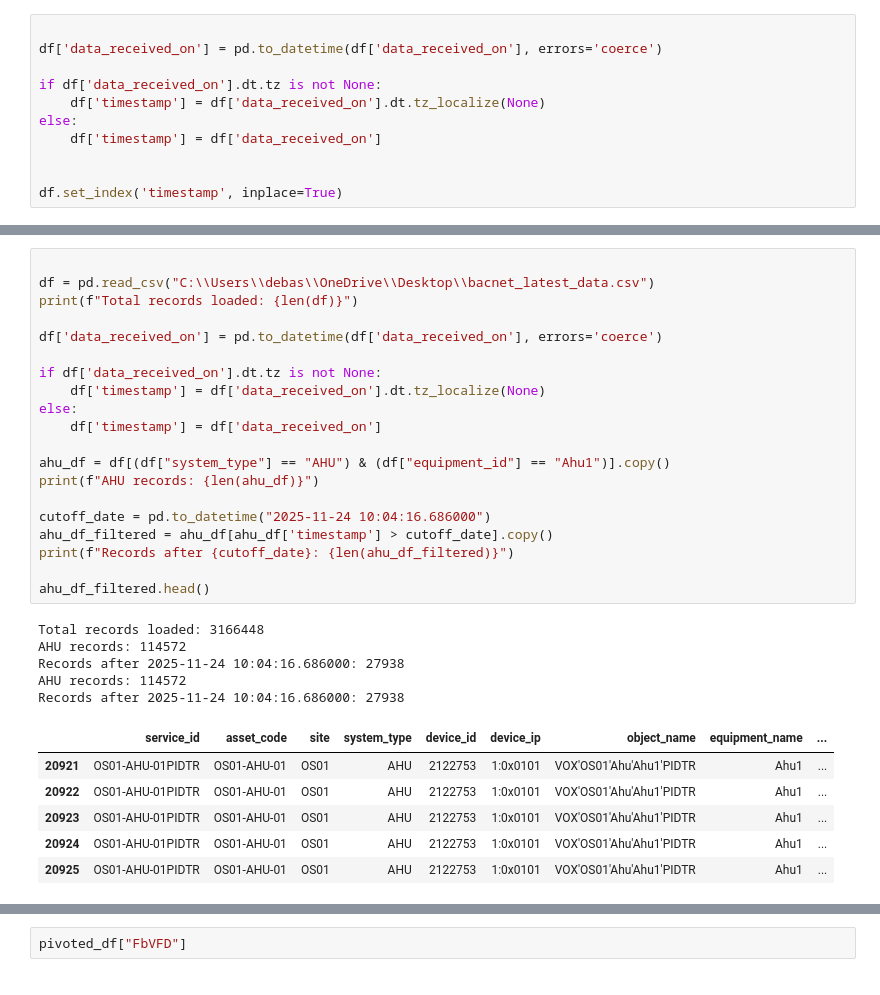
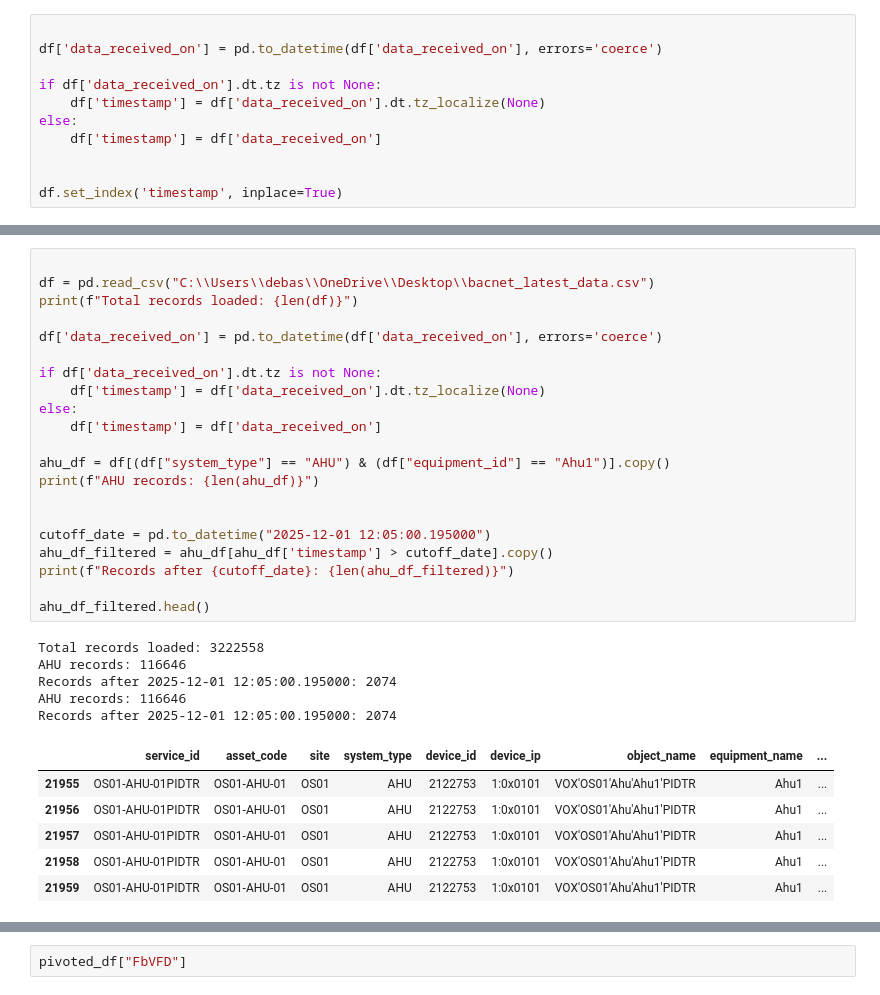
Before and after one commit to debashis-ker/BMS-AI-Prediction, a Jupyter notebook: notebooks/vox_ahu1_static_training.ipynb, the cells around one changed output, grey strips where cells are left out. Saved outputs shown, nothing was run; the diff lists cells and outputs as text.

```diff
--- a/notebooks/vox_ahu1_static_training.ipynb
+++ b/notebooks/vox_ahu1_static_training.ipynb
@@ -44,35 +46,36 @@ ahu_df[ahu_df["point_name"]=="SpMinVFD"]
 # %%
 
 df = pd.read_csv("C:\\Users\\debas\\OneDrive\\Desktop\\bacnet_latest_data.csv")
 print(f"Total records loaded: {len(df)}")
 
 df['data_received_on'] = pd.to_datetime(df['data_received_on'], errors='coerce')
 
 if df['data_received_on'].dt.tz is not None:
     df['timestamp'] = df['data_received_on'].dt.tz_localize(None)
 else:
     df['timestamp'] = df['data_received_on']
 
 ahu_df = df[(df["system_type"] == "AHU") & (df["equipment_id"] == "Ahu1")].copy()
 print(f"AHU records: {len(ahu_df)}")
 
-cutoff_date = pd.to_datetime("2025-11-24 10:04:16.686000")
+
+cutoff_date = pd.to_datetime("2025-12-01 12:05:00.195000")
 ahu_df_filtered = ahu_df[ahu_df['timestamp'] > cutoff_date].copy()
 print(f"Records after {cutoff_date}: {len(ahu_df_filtered)}")
 
 ahu_df_filtered.head()
 # %% [output]
-Total records loaded: 3166448
-AHU records: 114572
-Records after 2025-11-24 10:04:16.686000: 27938
-AHU records: 114572
-Records after 2025-11-24 10:04:16.686000: 27938
+Total records loaded: 3222558
+AHU records: 116646
+Records after 2025-12-01 12:05:00.195000: 2074
+AHU records: 116646
+Records after 2025-12-01 12:05:00.195000: 2074
 |  | service_id | asset_code | site | system_type | device_id | device_ip | object_name | equipment_name | ... |
-| 20921 | OS01-AHU-01PIDTR | OS01-AHU-01 | OS01 | AHU | 2122753 | 1:0x0101 | VOX'OS01'Ahu'Ahu1'PIDTR | Ahu1 | ... |
-| 20922 | OS01-AHU-01PIDTR | OS01-AHU-01 | OS01 | AHU | 2122753 | 1:0x0101 | VOX'OS01'Ahu'Ahu1'PIDTR | Ahu1 | ... |
-| 20923 | OS01-AHU-01PIDTR | OS01-AHU-01 | OS01 | AHU | 2122753 | 1:0x0101 | VOX'OS01'Ahu'Ahu1'PIDTR | Ahu1 | ... |
-| 20924 | OS01-AHU-01PIDTR | OS01-AHU-01 | OS01 | AHU | 2122753 | 1:0x0101 | VOX'OS01'Ahu'Ahu1'PIDTR | Ahu1 | ... |
-| 20925 | OS01-AHU-01PIDTR | OS01-AHU-01 | OS01 | AHU | 2122753 | 1:0x0101 | VOX'OS01'Ahu'Ahu1'PIDTR | Ahu1 | ... |
+| 21955 | OS01-AHU-01PIDTR | OS01-AHU-01 | OS01 | AHU | 2122753 | 1:0x0101 | VOX'OS01'Ahu'Ahu1'PIDTR | Ahu1 | ... |
+| 21956 | OS01-AHU-01PIDTR | OS01-AHU-01 | OS01 | AHU | 2122753 | 1:0x0101 | VOX'OS01'Ahu'Ahu1'PIDTR | Ahu1 | ... |
+| 21957 | OS01-AHU-01PIDTR | OS01-AHU-01 | OS01 | AHU | 2122753 | 1:0x0101 | VOX'OS01'Ahu'Ahu1'PIDTR | Ahu1 | ... |
+| 21958 | OS01-AHU-01PIDTR | OS01-AHU-01 | OS01 | AHU | 2122753 | 1:0x0101 | VOX'OS01'Ahu'Ahu1'PIDTR | Ahu1 | ... |
+| 21959 | OS01-AHU-01PIDTR | OS01-AHU-01 | OS01 | AHU | 2122753 | 1:0x0101 | VOX'OS01'Ahu'Ahu1'PIDTR | Ahu1 | ... |
 # %%
 
 pivoted_df = ahu_df_filtered.pivot_table(
```
Also changed, not shown: parts of 7 cells of this notebook, 3 other files.
